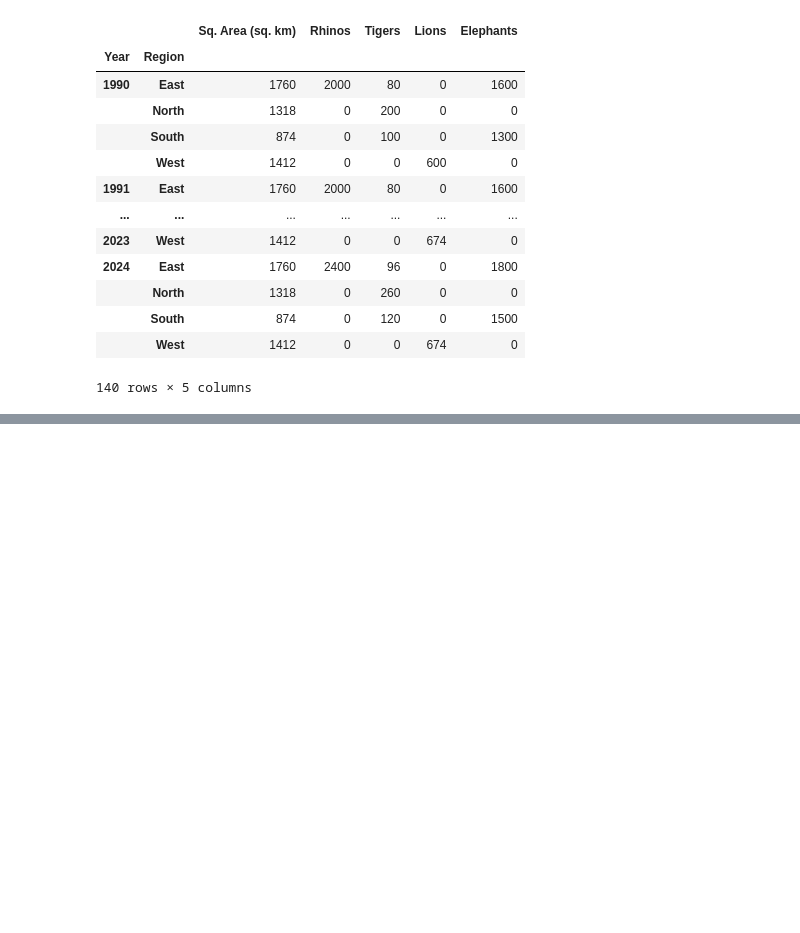
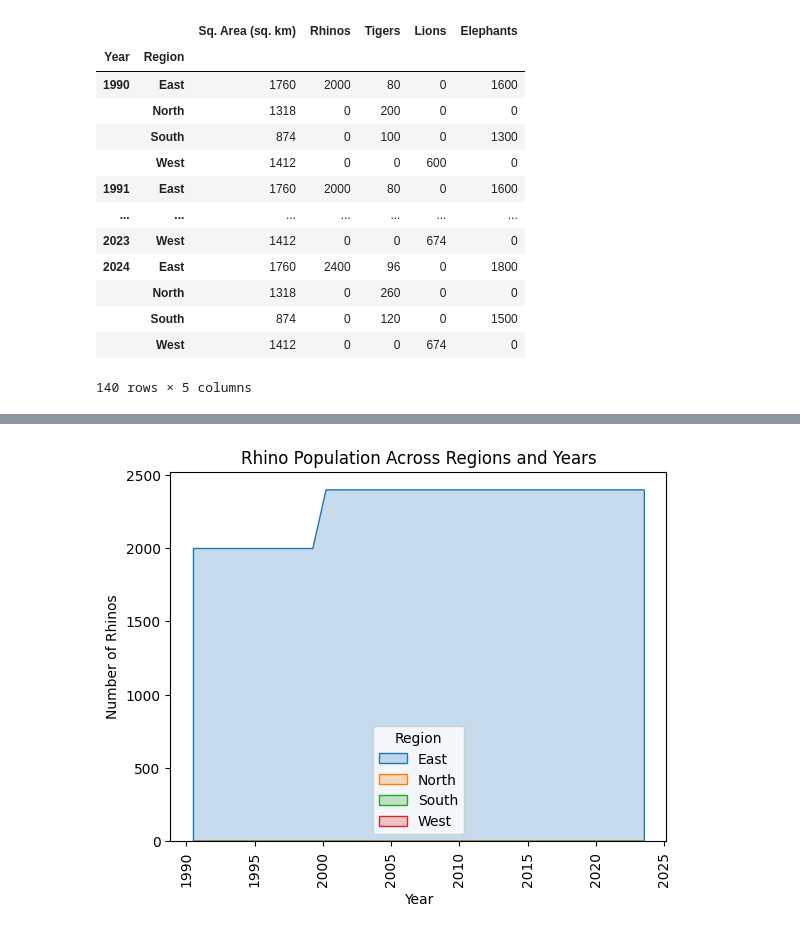
Before and after one commit to kunal-paul04/pandas_projects, a Jupyter notebook: National_Park_Wildlife_Analysis/wildlife_analysis.ipynb, the cells around one changed output, grey strips where cells are left out. Saved outputs shown, nothing was run; the diff lists cells and outputs as text; code cells hidden in the pictures; blank space fills up the shorter version.

```diff
--- a/National_Park_Wildlife_Analysis/wildlife_analysis.ipynb
+++ b/National_Park_Wildlife_Analysis/wildlife_analysis.ipynb
@@ -128,0 +152,12 @@ df.groupby(['Year', 'Region']).agg({'Sq. Area (sq. km)':'sum', 'Rhinos':'sum', '
+# %%
+# Generate a histogram for Rhino count analysis with specific bins
+sns.histplot(data=reagon_stat, x='Year', hue='Region', weights='Rhinos', element='poly', bins=num_years)
+# Customize the plot
+plt.title('Rhino Population Across Regions and Years')
+plt.ylabel('Number of Rhinos')
+plt.xlabel('Year')
+# Show the plot
+plt.xticks(rotation=90)  # Rotate the x labels for better readability
+plt.show()
+# %% [output]
+[figure, added]
```
Also changed, not shown: parts of 7 cells of this notebook.
